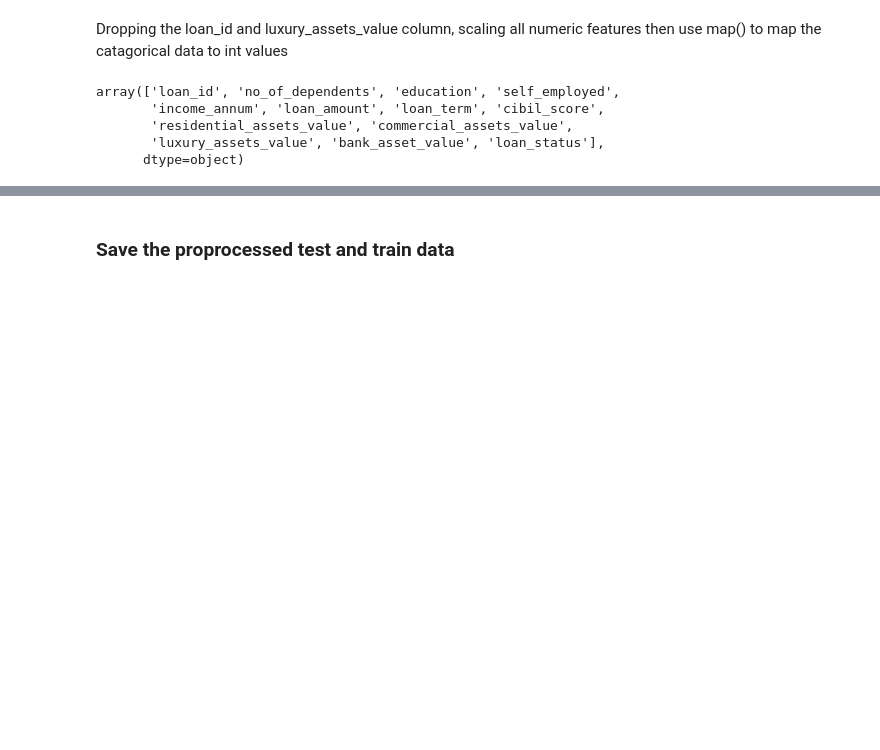
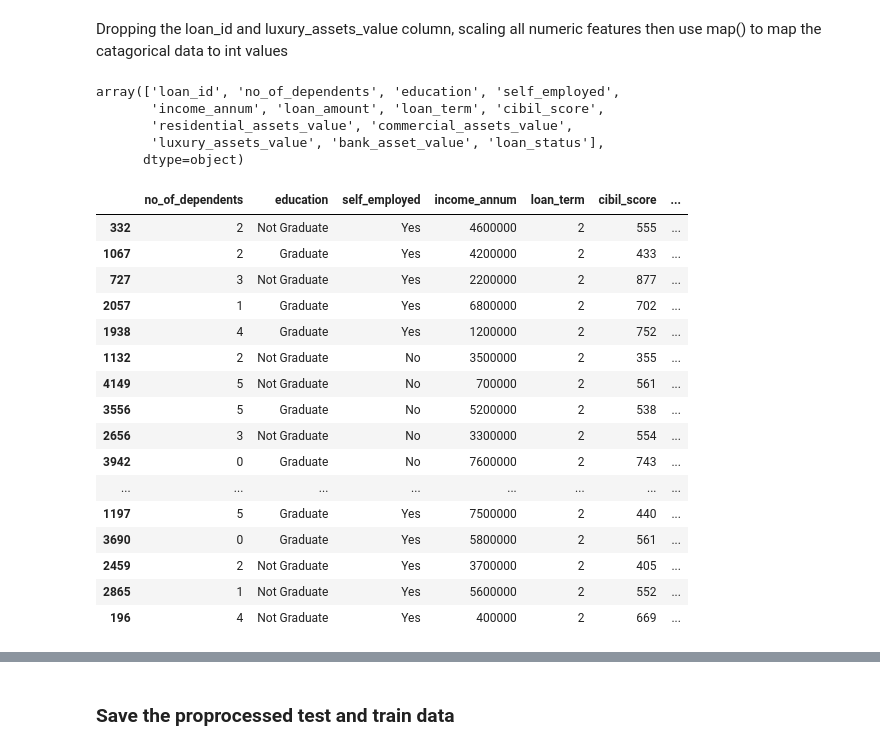
Before and after one commit to Gore9907/Loan_approval, a Jupyter notebook: model/Loan_data_preprocessing.ipynb, the cells around one changed output, grey strips where cells are left out. Drawn from its saved outputs; the diff is of its cells as text; code cells hidden in the pictures; blank space fills up the shorter version.

```diff
--- a/model/Loan_data_preprocessing.ipynb
+++ b/model/Loan_data_preprocessing.ipynb
@@ -91,33 +91,29 @@ from sklearn.preprocessing import OneHotEncoder
 df = df.drop(columns=['loan_id'])
 df = df.drop(columns=['luxury_assets_value'])
 df['payment_each_year'] = df['loan_amount'] / df['loan_term']
-df = df.drop(columns=['loan_term', 'loan_amount'])
-numeric_features = ['no_of_dependents', 'income_annum', 'payment_each_year', 'cibil_score',
+df['PTI'] = df['payment_each_year'] / df['income_annum']
+df = df.drop(columns=['payment_each_year', 'loan_amount'])
+numeric_features = ['no_of_dependents','PTI', 'income_annum', 'loan_term','cibil_score',
        'residential_assets_value', 'commercial_assets_value','bank_asset_value']
 categorical_features = ['education', 'self_employed']
-X = df.drop('loan_status', axis=1)
-y = df['loan_status'].map({' Approved': 1, ' Rejected': 0})
-X_train, X_test, y_train, y_test = train_test_split(X, y, stratify=y, test_size=0.2, random_state=42)
-def remove_outliers(df, numeric_features):
-    df_clean = df.copy()
-    for col in numeric_features:
-        Q1 = df_clean[col].quantile(0.25)
-        Q3 = df_clean[col].quantile(0.75)
-        IQR = Q3 - Q1
-        lower_bound = Q1 - 1.5 * IQR
-        upper_bound = Q3 + 1.5 * IQR
-        mask = (df_clean[col] >= lower_bound) & (df_clean[col] <= upper_bound)
-        df_clean = df_clean[mask]
-    return df_clean
-
-X_train_clean = remove_outliers(X_train, numeric_features)
-y_train_clean = y_train[X_train_clean.index]
-preprocessor = ColumnTransformer(
-    transformers=[
-        ('num', StandardScaler(), numeric_features),
-        ('cat', OneHotEncoder(handle_unknown='ignore', sparse_output=False), categorical_features)
-    ],
-    remainder='drop'
-)
-X_train_processed = preprocessor.fit_transform(X_train)
-X_test_processed = preprocessor.transform(X_test)
+# %%
+df_sorted = df.sort_values(by='PTI', ascending=False)
+df_sorted.head(50)
+# %% [output]
+|  | no_of_dependents | education | self_employed | income_annum | loan_term | cibil_score | ... |
+| 332 | 2 | Not Graduate | Yes | 4600000 | 2 | 555 | ... |
+| 1067 | 2 | Graduate | Yes | 4200000 | 2 | 433 | ... |
+| 727 | 3 | Not Graduate | Yes | 2200000 | 2 | 877 | ... |
+| 2057 | 1 | Graduate | Yes | 6800000 | 2 | 702 | ... |
+| 1938 | 4 | Graduate | Yes | 1200000 | 2 | 752 | ... |
+| 1132 | 2 | Not Graduate | No | 3500000 | 2 | 355 | ... |
+| 4149 | 5 | Not Graduate | No | 700000 | 2 | 561 | ... |
+| 3556 | 5 | Graduate | No | 5200000 | 2 | 538 | ... |
+| 2656 | 3 | Not Graduate | No | 3300000 | 2 | 554 | ... |
+| 3942 | 0 | Graduate | No | 7600000 | 2 | 743 | ... |
+| ... | ... | ... | ... | ... | ... | ... | ... |
+| 1197 | 5 | Graduate | Yes | 7500000 | 2 | 440 | ... |
+| 3690 | 0 | Graduate | Yes | 5800000 | 2 | 561 | ... |
+| 2459 | 2 | Not Graduate | Yes | 3700000 | 2 | 405 | ... |
+| 2865 | 1 | Not Graduate | Yes | 5600000 | 2 | 552 | ... |
+| 196 | 4 | Not Graduate | Yes | 400000 | 2 | 669 | ... |
```
Also changed, not shown: parts of 2 cells of this notebook, 6 other files.
